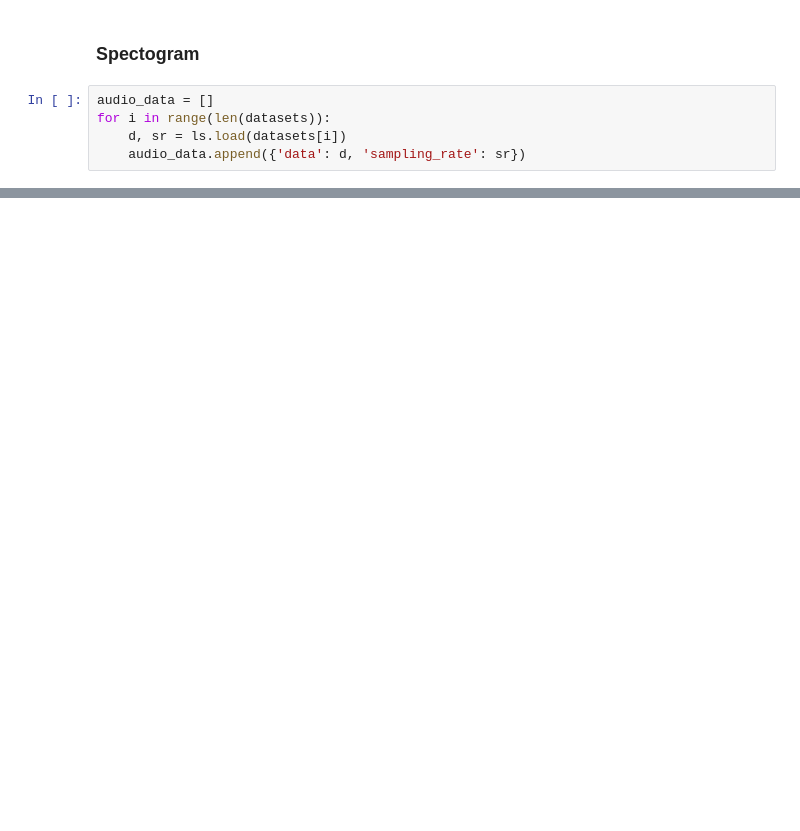
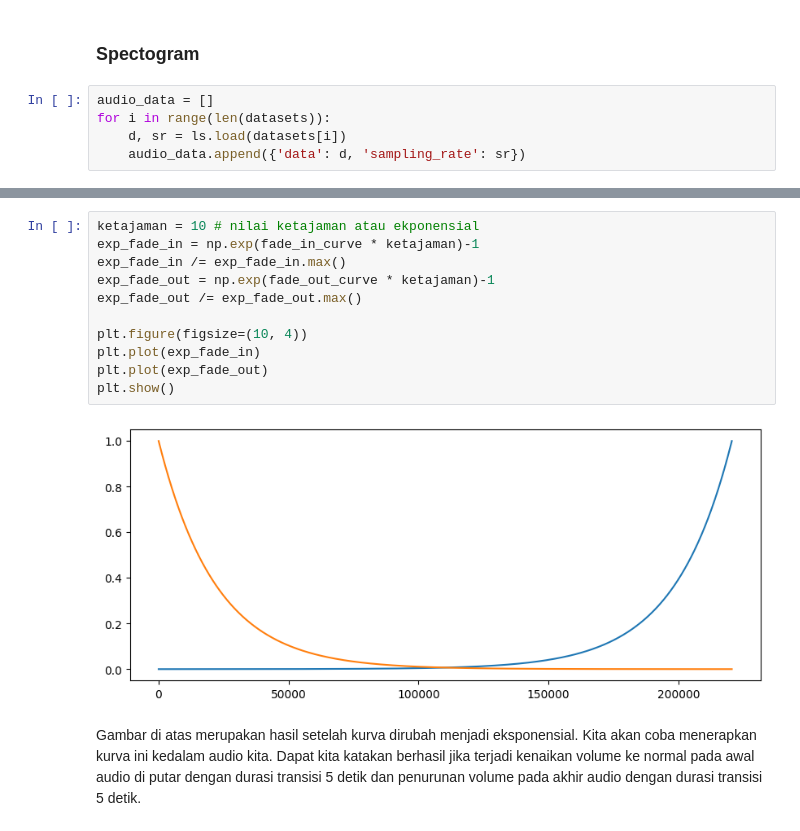
Before and after one commit to Bagusardin/if4021, a Jupyter notebook: 120140176_ho1.ipynb, the cells around one changed output, grey strips where cells are left out. Drawn from its saved outputs; the diff is of its cells as text; blank space fills up the shorter version.

```diff
--- a/120140176_ho1.ipynb
+++ b/120140176_ho1.ipynb
@@ -210,0 +326,15 @@ for i in range(len(audio_data)):
+# %%
+ketajaman = 10 # nilai ketajaman atau ekponensial
+exp_fade_in = np.exp(fade_in_curve * ketajaman)-1
+exp_fade_in /= exp_fade_in.max()
+exp_fade_out = np.exp(fade_out_curve * ketajaman)-1
+exp_fade_out /= exp_fade_out.max()
+
+plt.figure(figsize=(10, 4))
+plt.plot(exp_fade_in)
+plt.plot(exp_fade_out)
+plt.show()
+# %% [output]
+[figure, added]
+# %% [markdown]
+Gambar di atas merupakan hasil setelah kurva dirubah menjadi eksponensial. Kita akan coba menerapkan kurva ini kedalam audio kita. Dapat kita katakan berhasil jika terjadi kenaikan volume ke normal pada awal audio di putar dengan durasi transisi 5 detik dan penurunan volume pada akhir audio dengan durasi transisi 5 detik.
```
Also changed, not shown: parts of 80 cells of this notebook, 15 other files.
